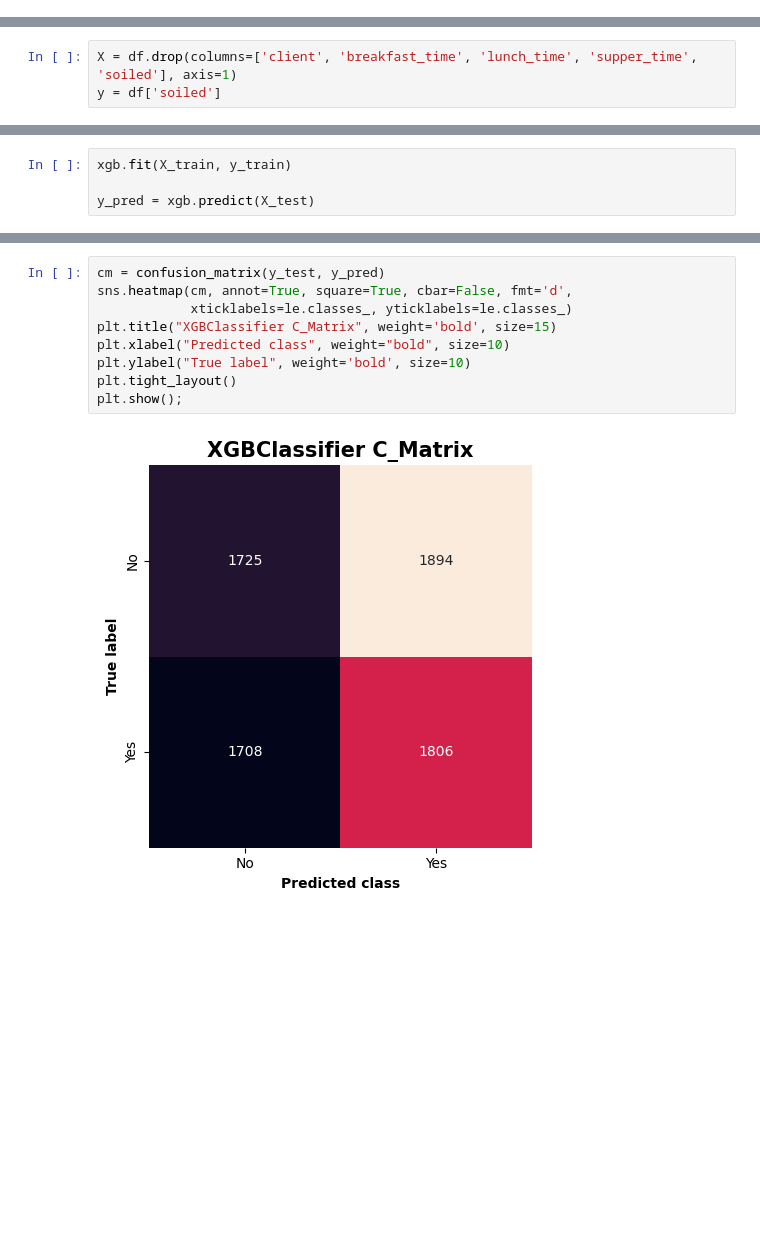
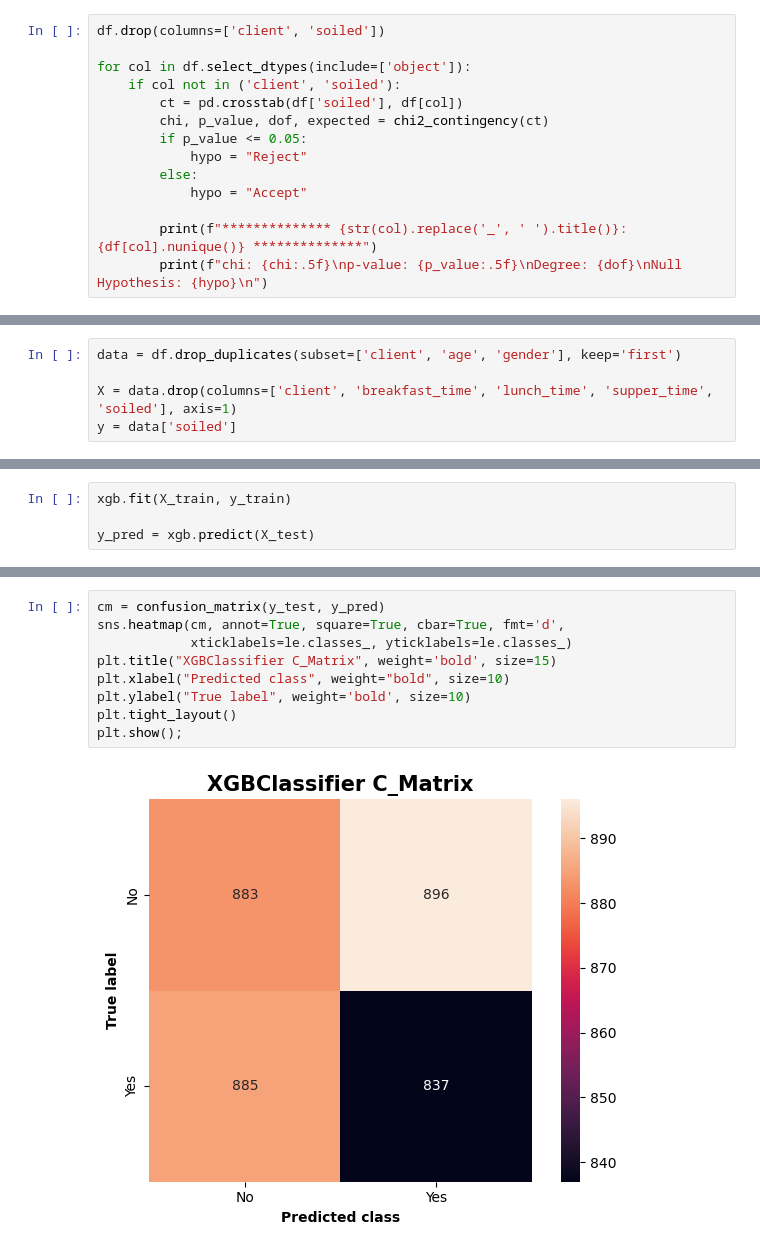
Before and after one commit to Njaramba-Riri/soiling-challenge, a Jupyter notebook: src/notebooks/baseline.ipynb, the cells around one changed output, grey strips where cells are left out. Saved outputs shown, nothing was run; the diff lists cells and outputs as text; blank space fills up the shorter version.

Commit message:
Add visualizations

```diff
--- a/src/notebooks/baseline.ipynb
+++ b/src/notebooks/baseline.ipynb
@@ -69 +71,15 @@ for col in df.select_dtypes(include=['object', 'category']):
 [figure]
+# %%
+df.drop(columns=['client', 'soiled'])
+
+for col in df.select_dtypes(include=['object']):
+    if col not in ('client', 'soiled'):
+        ct = pd.crosstab(df['soiled'], df[col])
+        chi, p_value, dof, expected = chi2_contingency(ct)
+        if p_value <= 0.05:
+            hypo = "Reject"
+        else:
+            hypo = "Accept"
+
+        print(f"************** {str(col).replace('_', ' ').title()}: {df[col].nunique()} **************")
+        print(f"chi: {chi:.5f}\np-value: {p_value:.5f}\nDegree: {dof}\nNull Hypothesis: {hypo}\n")
@@ -70,6 +108,8 @@ for col in df.select_dtypes(include=['object', 'category']):
 # %%
-X = df.drop(columns=['client', 'breakfast_time', 'lunch_time', 'supper_time', 'soiled'], axis=1)
-y = df['soiled']
+data = df.drop_duplicates(subset=['client', 'age', 'gender'], keep='first')
+
+X = data.drop(columns=['client', 'breakfast_time', 'lunch_time', 'supper_time', 'soiled'], axis=1)
+y = data['soiled']
 # %%
 from sklearn.pipeline import Pipeline
 from sklearn.compose import ColumnTransformer
@@ -158,11 +198,11 @@ weighted avg       0.50      0.50      0.49      7133
 # %%
 cm = confusion_matrix(y_test, y_pred)
-sns.heatmap(cm, annot=True, square=True, cbar=False, fmt='d',
+sns.heatmap(cm, annot=True, square=True, cbar=True, fmt='d',
             xticklabels=le.classes_, yticklabels=le.classes_)
 plt.title("XGBClassifier C_Matrix", weight='bold', size=15)
 plt.xlabel("Predicted class", weight="bold", size=10)
 plt.ylabel("True label", weight='bold', size=10)
 plt.tight_layout()
 plt.show();
 # %% [output]
-[figure, old version]
+[figure, new version]
```
Also changed, not shown: parts of 12 cells of this notebook, 3 other files.
